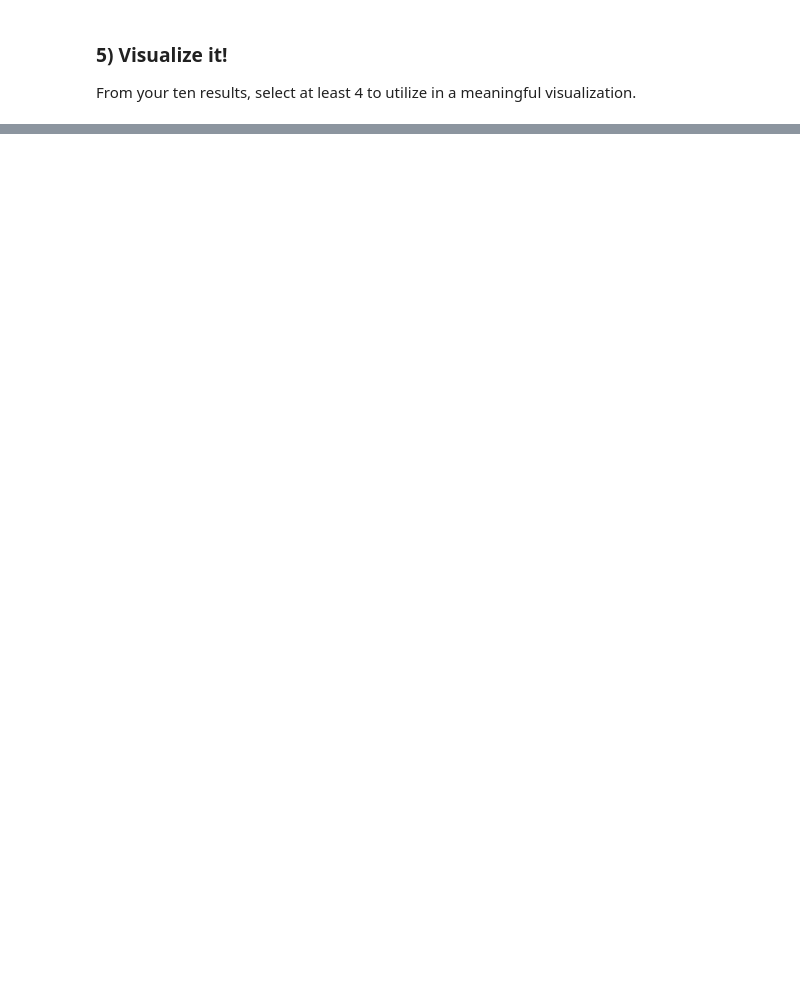
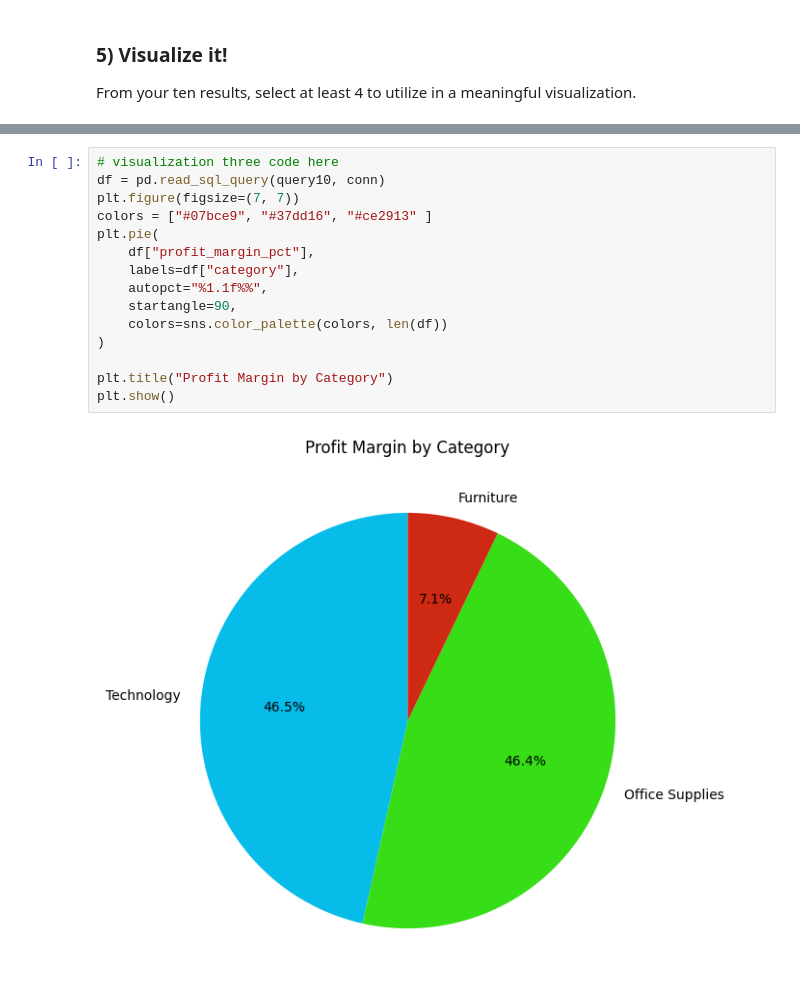
Before and after one commit to ckongshaug87/DataAnalysisModule3, a Jupyter notebook: Week4/notebooks/superstore_sales_workflow.ipynb, the cells around one changed output, grey strips where cells are left out. Cells and saved outputs as stored; diff of their text form; blank space fills up the shorter version.

```diff
--- a/Week4/notebooks/superstore_sales_workflow.ipynb
+++ b/Week4/notebooks/superstore_sales_workflow.ipynb
@@ -280,0 +455,17 @@ plt.show()
+# %%
+# visualization three code here
+df = pd.read_sql_query(query10, conn)
+plt.figure(figsize=(7, 7))
+colors = ["#07bce9", "#37dd16", "#ce2913" ]
+plt.pie(
+    df["profit_margin_pct"],
+    labels=df["category"],
+    autopct="%1.1f%%",
+    startangle=90,
+    colors=sns.color_palette(colors, len(df))
+)
+
+plt.title("Profit Margin by Category")
+plt.show()
+# %% [output]
+[figure, added]
```
Also changed, not shown: parts of 26 cells of this notebook.
